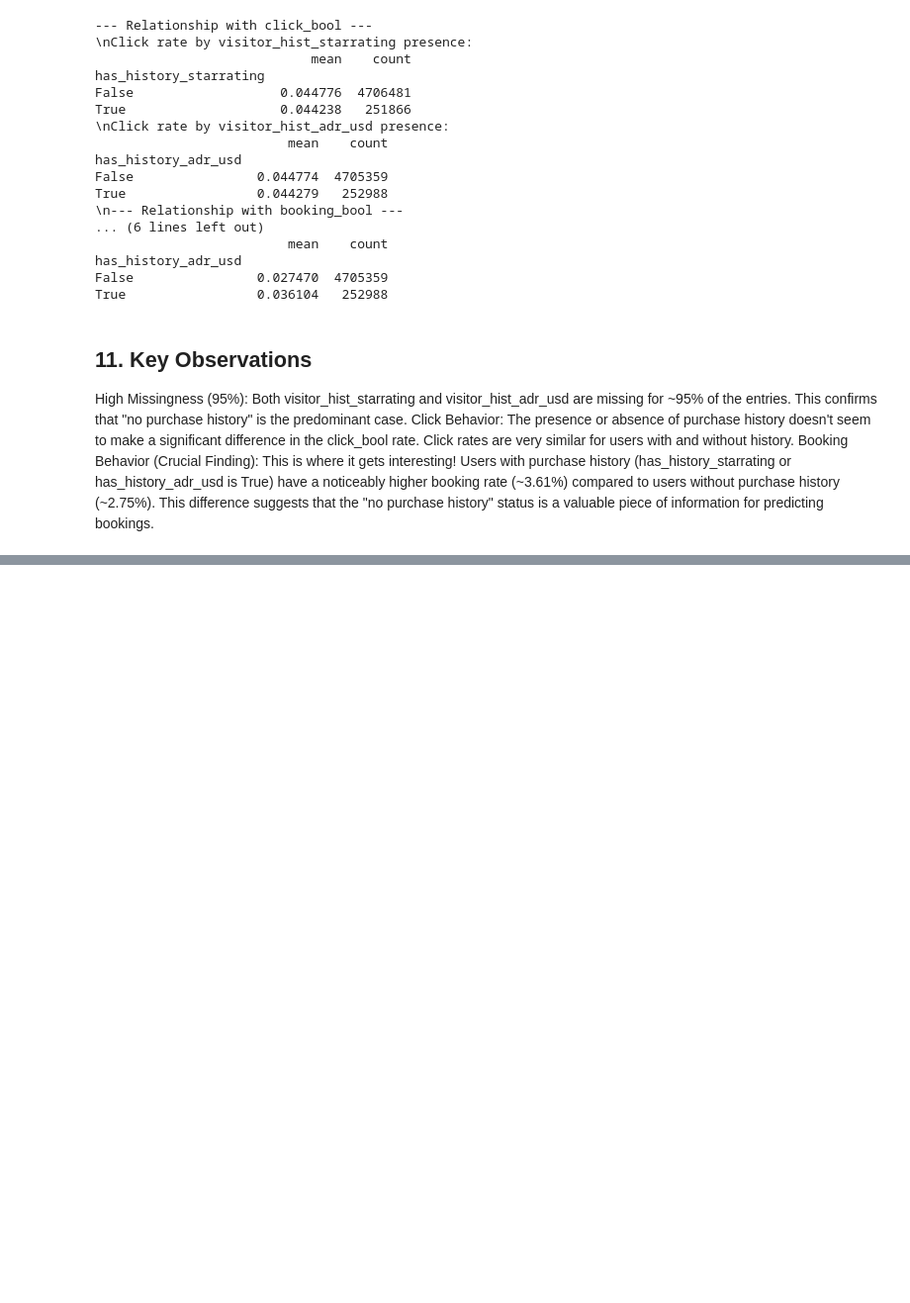
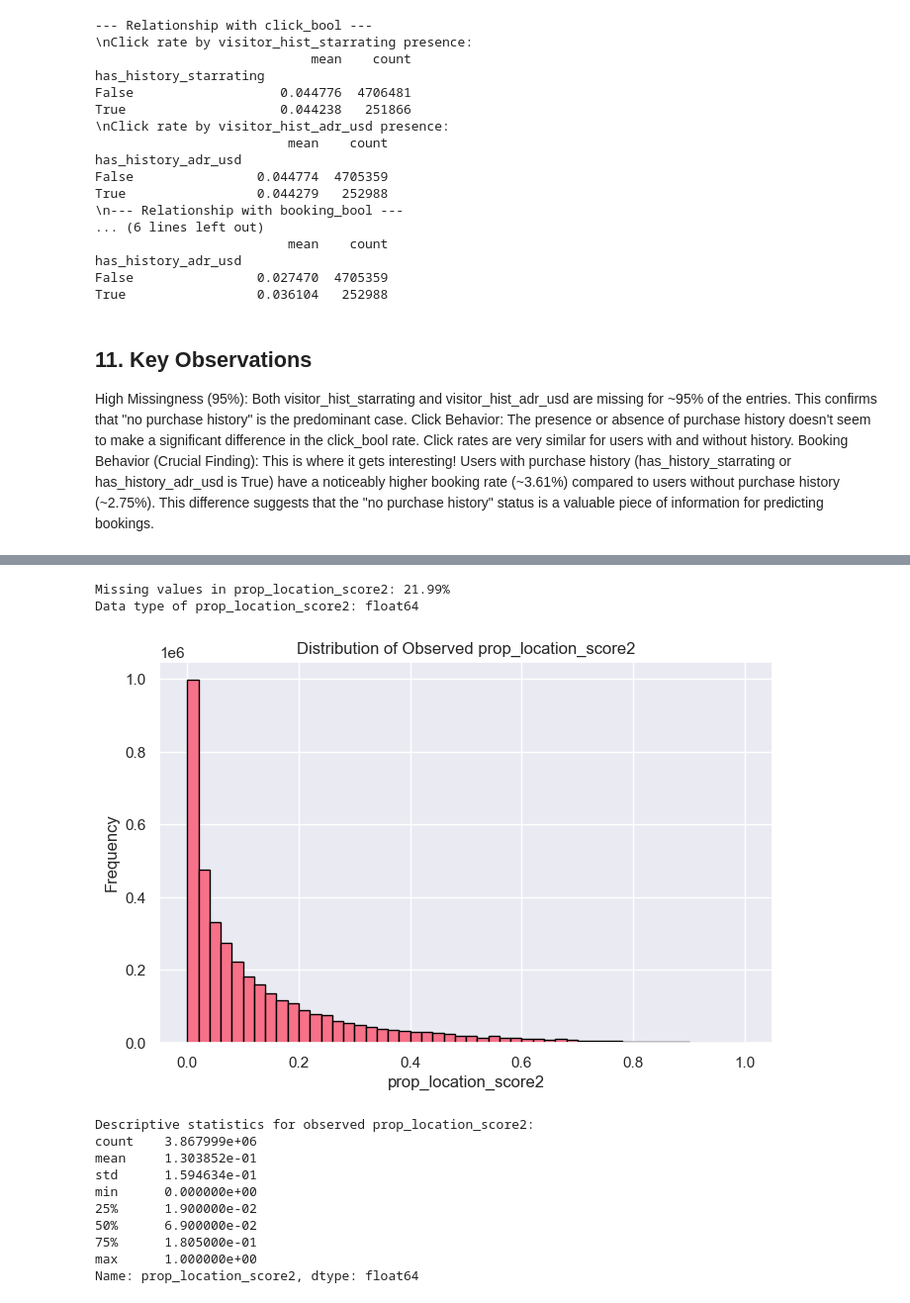
Before and after one commit to notJustus/expedia-recommender, a Jupyter notebook: notebooks/01_data_exploration.ipynb, the cells around one changed output, grey strips where cells are left out. Shown at 99% size. Cells and saved outputs as stored; diff of their text form; code cells hidden in the pictures; blank space fills up the shorter version.

```diff
--- a/notebooks/01_data_exploration.ipynb
+++ b/notebooks/01_data_exploration.ipynb
@@ -347,0 +352,40 @@ This difference suggests that the "no purchase history" status is a valuable pie
+# %%
+# Ensure train_df is loaded.
+if 'train_df' in locals() or 'train_df' in globals():
+    feature_to_analyze = 'prop_location_score2'
+    missing_percentage = train_df[feature_to_analyze].isnull().sum() * 100 / len(train_df)
+    print(f"Missing values in {feature_to_analyze}: {missing_percentage:.2f}%")
+
+    # Also, let's check the data type
+    print(f"Data type of {feature_to_analyze}: {train_df[feature_to_analyze].dtype}")
+else:
+    print("train_df not found. Please load your training data and name the DataFrame 'train_df'.")
+# %% [output]
+Missing values in prop_location_score2: 21.99%
+Data type of prop_location_score2: float64
+# %%
+if 'train_df' in locals() or 'train_df' in globals():
+    plt.figure(figsize=(8, 5))
+    train_df['prop_location_score2'].dropna().hist(bins=50, edgecolor='black')
+    plt.title('Distribution of Observed prop_location_score2')
+    plt.xlabel('prop_location_score2')
+    plt.ylabel('Frequency')
+    plt.show()
+
+    # Descriptive statistics for observed values
+    print("\nDescriptive statistics for observed prop_location_score2:")
+    print(train_df['prop_location_score2'].dropna().describe())
+else:
+    print("train_df not loaded. Skipping distribution plot for prop_location_score2.")
+# %% [output]
+[figure, added]
+Descriptive statistics for observed prop_location_score2:
+count    3.867999e+06
+mean     1.303852e-01
+std      1.594634e-01
+min      0.000000e+00
+25%      1.900000e-02
+50%      6.900000e-02
+75%      1.805000e-01
+max      1.000000e+00
+Name: prop_location_score2, dtype: float64
```
Also changed, not shown: parts of 6 cells of this notebook, 1 other file.
